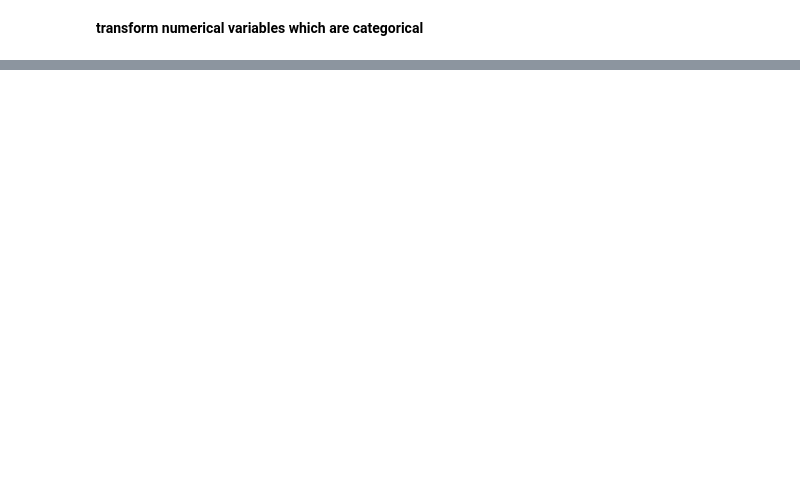
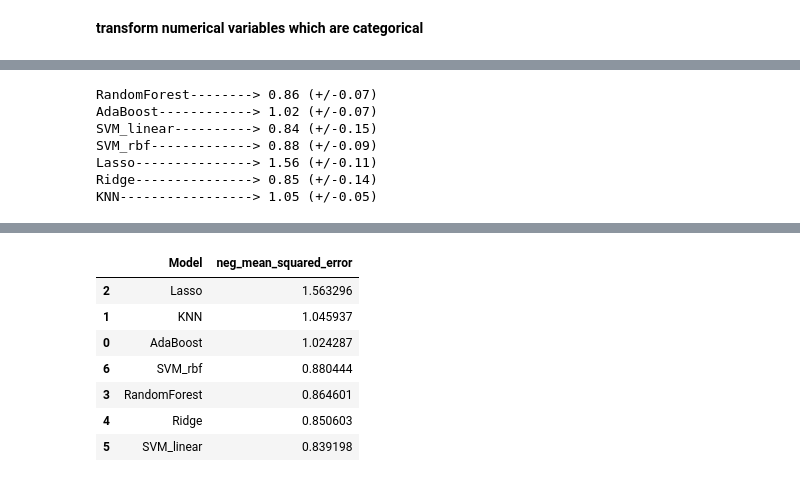
Before and after one commit to axelearning/CS_portfolio, a Jupyter notebook: machine_learning/house_prices_regression/V2.ipynb, the cells around one changed output, grey strips where cells are left out. Drawn from its saved outputs; the diff is of its cells as text; code cells hidden in the pictures; blank space fills up the shorter version.

```diff
--- a/machine_learning/house_prices_regression/V2.ipynb
+++ b/machine_learning/house_prices_regression/V2.ipynb
@@ -327,0 +442,9 @@ Name: MSSubClass, Length: 1460, dtype: int64
+# %%
+X_train = train.drop("SalePrice", axis=1)
+y_train = train["SalePrice"]
+# %%
+from sklearn.preprocessing import StandardScaler, PolynomialFeatures
+from sklearn.pipeline import make_pipeline
+from sklearn.feature_selection import VarianceThreshold, SelectKBest, f_regression
+
+preprocessor = make_pipeline(VarianceThreshold(threshold=0.05),SelectKBest(f_regression, k=50))
@@ -327,0 +457,8 @@ Name: MSSubClass, Length: 1460, dtype: int64
+# %%
+RandomForest = make_pipeline(preprocessor, RandomForestRegressor(random_state=42))
+AdaBoost = make_pipeline(preprocessor, AdaBoostRegressor(random_state=42))
+SVM_linear = make_pipeline(preprocessor, StandardScaler(), SVR(kernel="linear"))
+SVM_rbf = make_pipeline(preprocessor, StandardScaler(), SVR(kernel="rbf"))
+Lasso_reg = make_pipeline(preprocessor, StandardScaler(), Lasso(random_state=42, max_iter=1e5))
+Ridge_reg = make_pipeline(preprocessor, StandardScaler(), Ridge(random_state=42, max_iter=1e5))
+KNN = make_pipeline(preprocessor, StandardScaler(), KNeighborsRegressor())
@@ -327,0 +518,21 @@ Name: MSSubClass, Length: 1460, dtype: int64
+# %%
+list_of_models = {
+    "RandomForest":RandomForest,
+    "AdaBoost":AdaBoost,
+    "SVM_linear":SVM_linear,
+    "SVM_rbf":SVM_rbf,
+    "Lasso":Lasso_reg,
+    "Ridge":Ridge_reg,
+    "KNN":KNN
+}
+# %%
+models = CompareModels(list_of_models, X_train, y_train)
+models.recap()
+# %% [output]
+RandomForest--------> 0.86 (+/-0.07)
+AdaBoost------------> 1.02 (+/-0.07)
+SVM_linear----------> 0.84 (+/-0.15)
+SVM_rbf-------------> 0.88 (+/-0.09)
+Lasso---------------> 1.56 (+/-0.11)
+Ridge---------------> 0.85 (+/-0.14)
+KNN-----------------> 1.05 (+/-0.05)
@@ -327,0 +540,8 @@ Name: MSSubClass, Length: 1460, dtype: int64
+|  | Model | neg_mean_squared_error |
+| 2 | Lasso | 1.563296 |
+| 1 | KNN | 1.045937 |
+| 0 | AdaBoost | 1.024287 |
+| 6 | SVM_rbf | 0.880444 |
+| 3 | RandomForest | 0.864601 |
+| 4 | Ridge | 0.850603 |
+| 5 | SVM_linear | 0.839198 |
```
Also changed, not shown: parts of 46 cells of this notebook.
